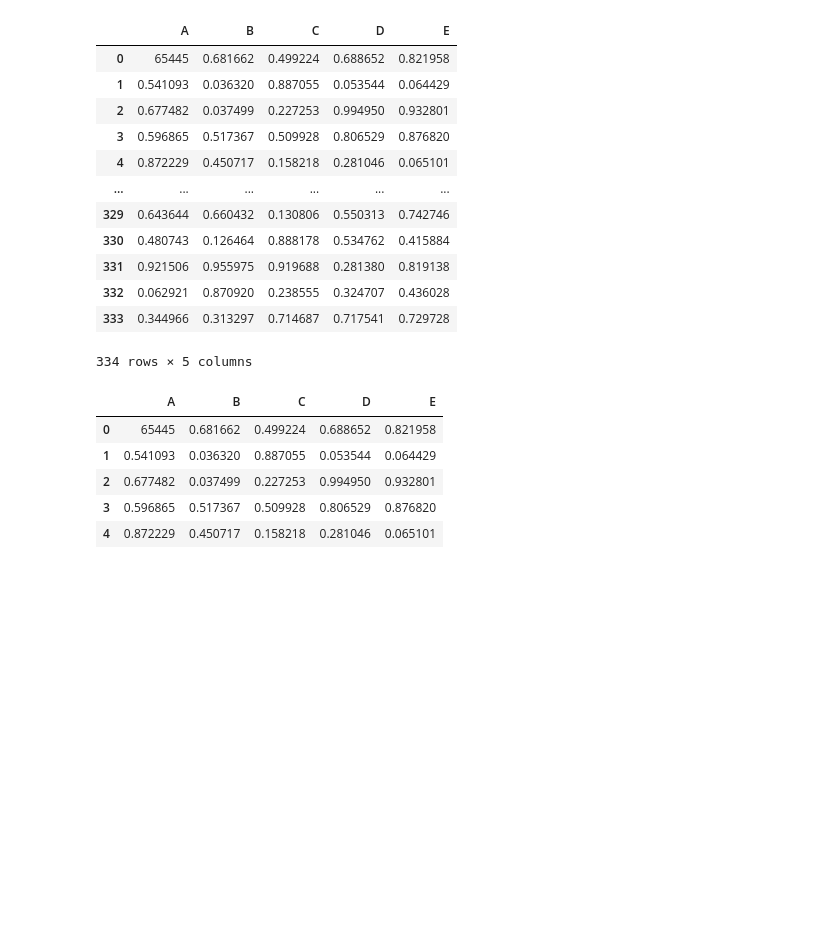
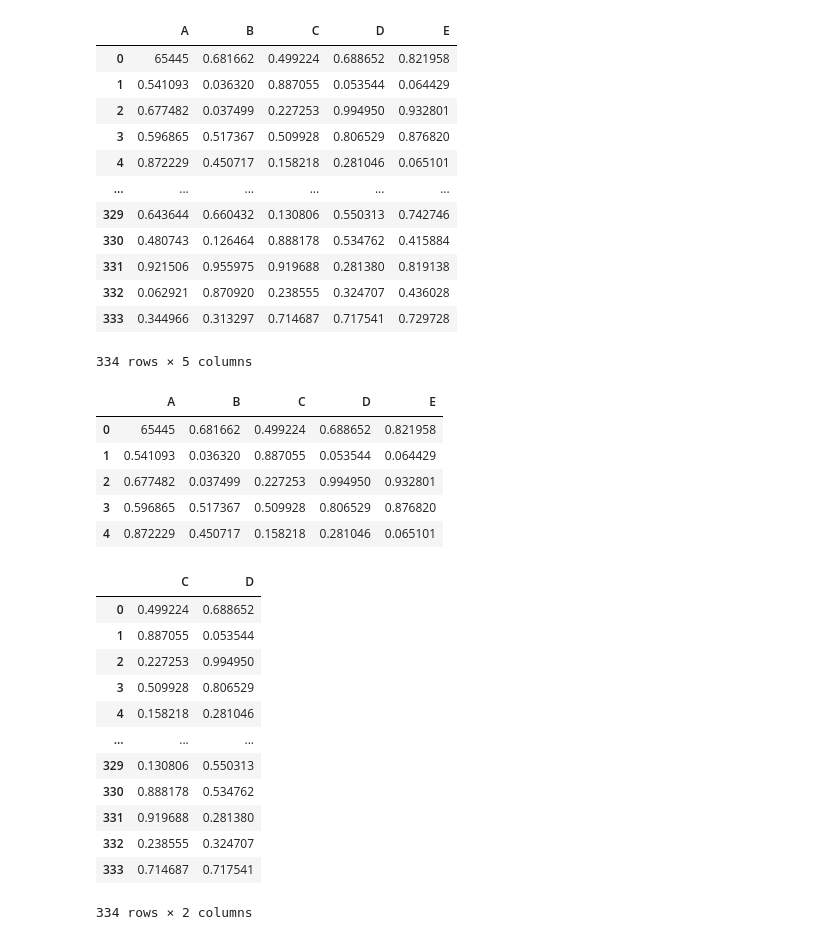
Before and after one commit to simakhter1109/python-journey, a Jupyter notebook: 05-Pandas/Pandas.ipynb, the cells around one changed output. Cells and saved outputs as stored; diff of their text form; code cells hidden in the pictures; blank space fills up the shorter version.

```diff
--- a/05-Pandas/Pandas.ipynb
+++ b/05-Pandas/Pandas.ipynb
@@ -484,3 +484,19 @@ df3.head()
 | 2 | 0.677482 | 0.037499 | 0.227253 | 0.994950 | 0.932801 |
 | 3 | 0.596865 | 0.517367 | 0.509928 | 0.806529 | 0.876820 |
 | 4 | 0.872229 | 0.450717 | 0.158218 | 0.281046 | 0.065101 |
+# %%
+df3.loc[:, ['C', 'D']]
+# %% [output]
+|  | C | D |
+| 0 | 0.499224 | 0.688652 |
+| 1 | 0.887055 | 0.053544 |
+| 2 | 0.227253 | 0.994950 |
+| 3 | 0.509928 | 0.806529 |
+| 4 | 0.158218 | 0.281046 |
+| ... | ... | ... |
+| 329 | 0.130806 | 0.550313 |
+| 330 | 0.888178 | 0.534762 |
+| 331 | 0.919688 | 0.281380 |
+| 332 | 0.238555 | 0.324707 |
+| 333 | 0.714687 | 0.717541 |
+334 rows × 2 columns
```
Also changed, not shown: parts of 2 cells of this notebook.
